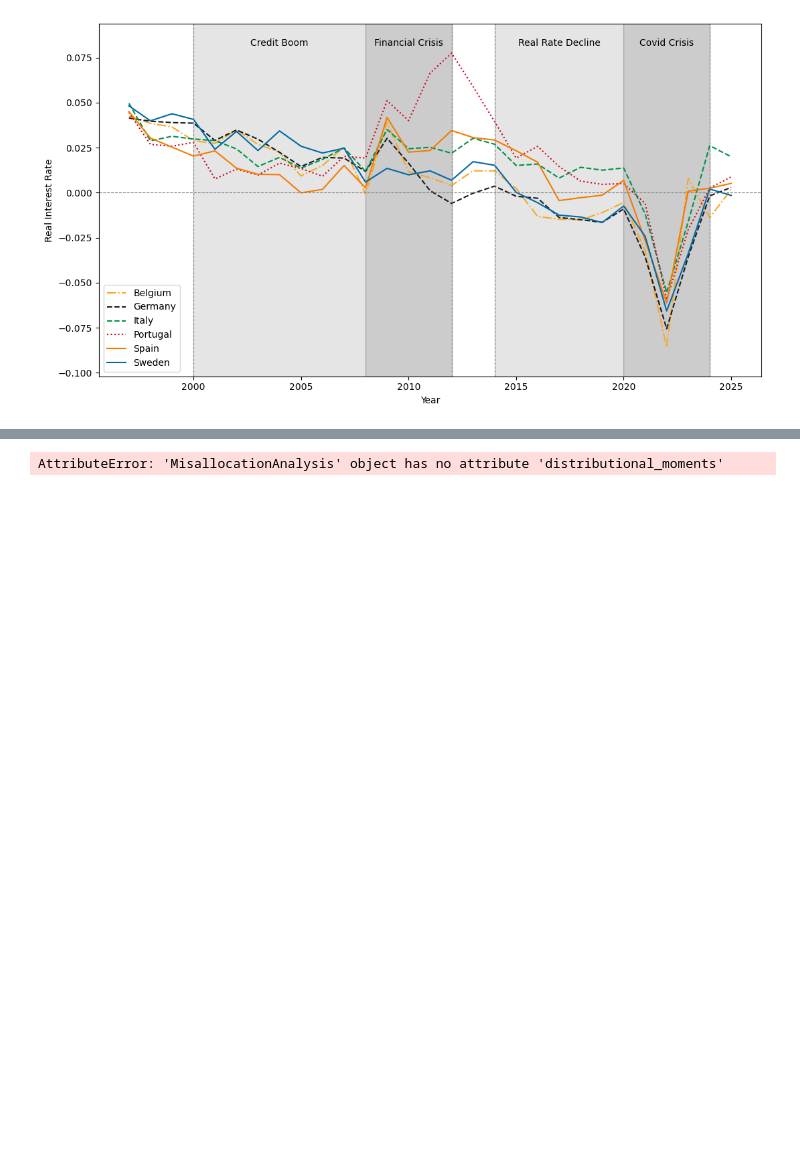
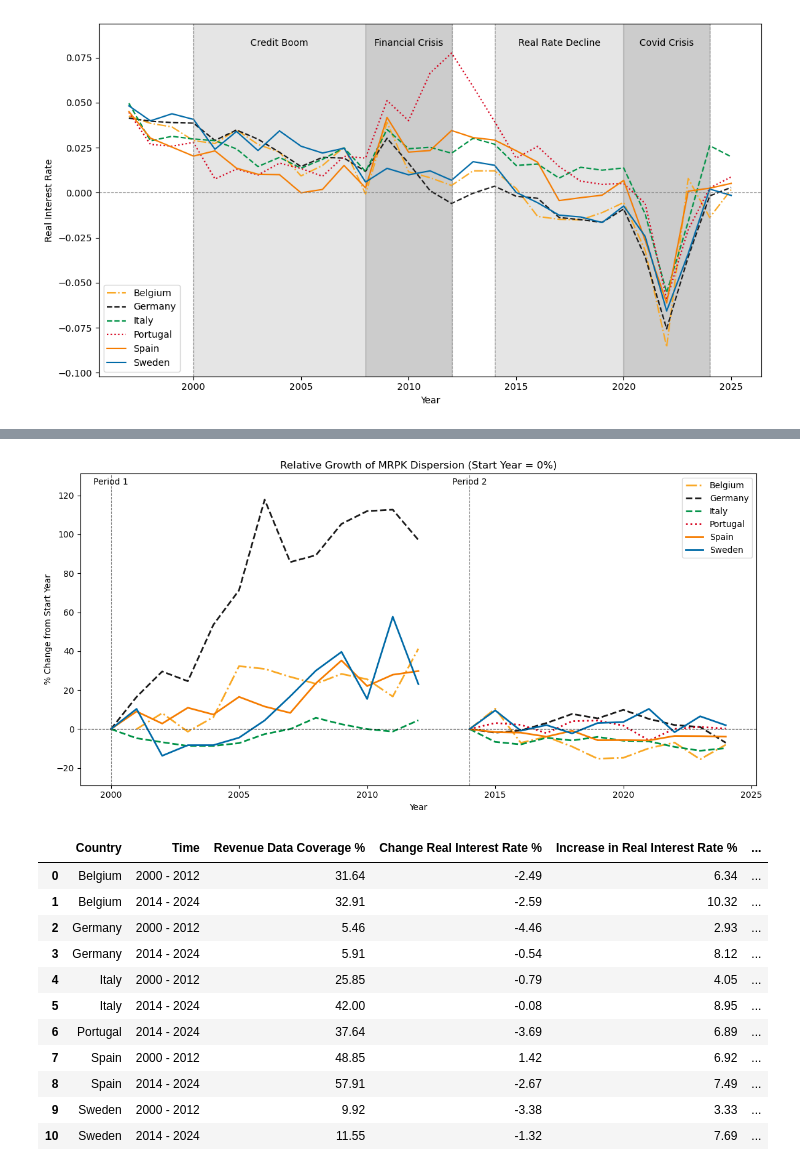
Before and after one commit to CurdinLieberherr/Master-Thesis, a Jupyter notebook: final_countries.ipynb, the cells around one changed output, grey strips where cells are left out. Saved outputs shown, nothing was run; the diff lists cells and outputs as text; code cells hidden in the pictures; blank space fills up the shorter version.

Commit message:
full and permanent sample

```diff
--- a/final_countries.ipynb
+++ b/final_countries.ipynb
@@ -109,5 +84,19 @@ comparison.compare_all_moments()
-# %%
-ds = comparison.descriptive_statistics()
-os = comparison.overview_statistics()
-# %% [output]
-AttributeError: 'MisallocationAnalysis' object has no attribute 'distributional_moments'
+# %%
+
+comparison = CompareCountries(allanalises)
+countriesmrpkplot = comparison.plot_compare_mrpk(sample='full')
+comparison.compare(sample='full')
+# %% [output]
+[figure, added]
+|  | Country | Time | Revenue Data Coverage % | Change Real Interest Rate % | Increase in Real Interest Rate % | ... |
+| 0 | Belgium | 2000 - 2012 | 31.64 | -2.49 | 6.34 | ... |
+| 1 | Belgium | 2014 - 2024 | 32.91 | -2.59 | 10.32 | ... |
+| 2 | Germany | 2000 - 2012 | 5.46 | -4.46 | 2.93 | ... |
+| 3 | Germany | 2014 - 2024 | 5.91 | -0.54 | 8.12 | ... |
+| 4 | Italy | 2000 - 2012 | 25.85 | -0.79 | 4.05 | ... |
+| 5 | Italy | 2014 - 2024 | 42.00 | -0.08 | 8.95 | ... |
+| 6 | Portugal | 2014 - 2024 | 37.64 | -3.69 | 6.89 | ... |
+| 7 | Spain | 2000 - 2012 | 48.85 | 1.42 | 6.92 | ... |
+| 8 | Spain | 2014 - 2024 | 57.91 | -2.67 | 7.49 | ... |
+| 9 | Sweden | 2000 - 2012 | 9.92 | -3.38 | 3.33 | ... |
+| 10 | Sweden | 2014 - 2024 | 11.55 | -1.32 | 7.69 | ... |
```
Also changed, not shown: parts of 2 cells of this notebook, 4 other files.
